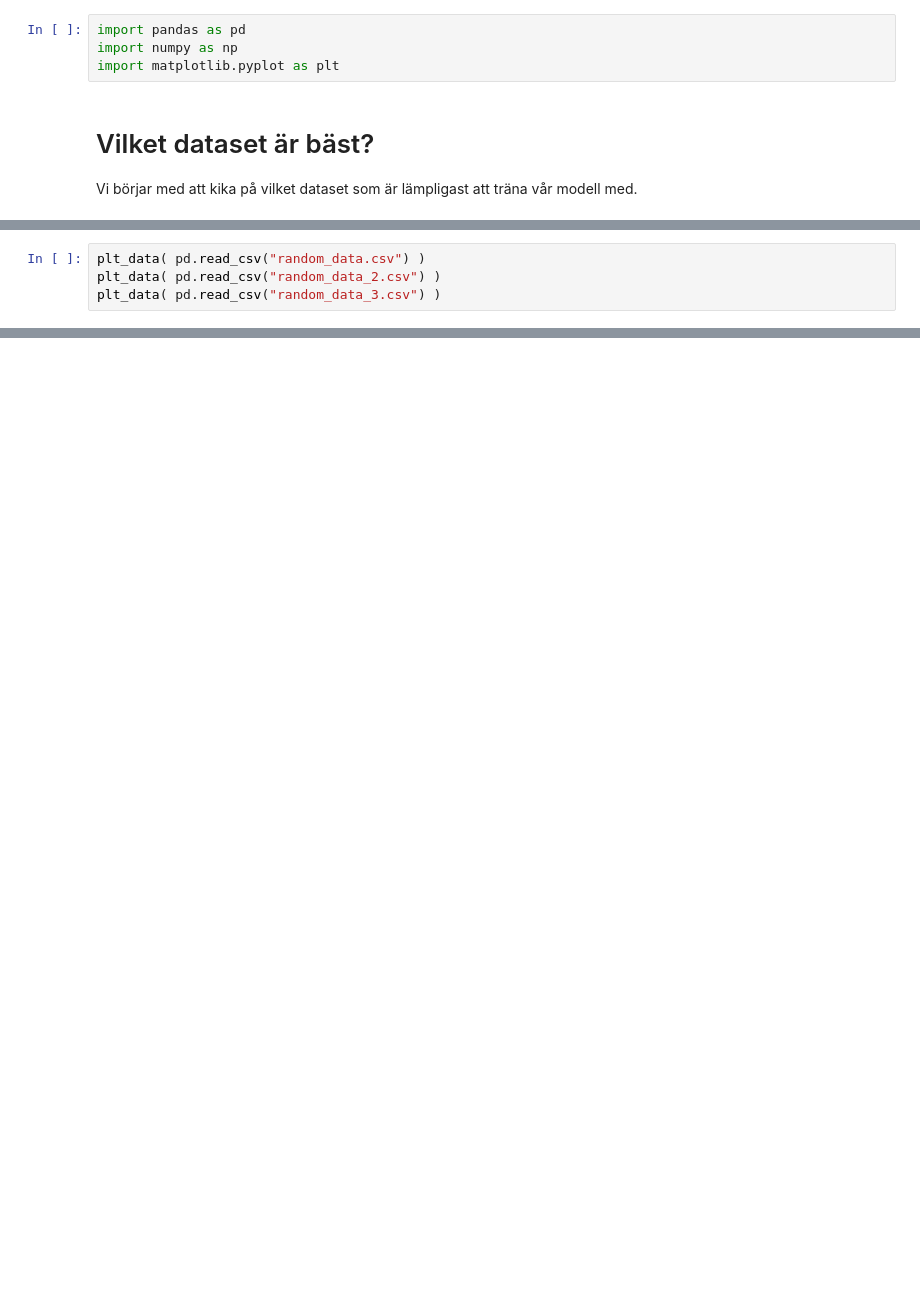
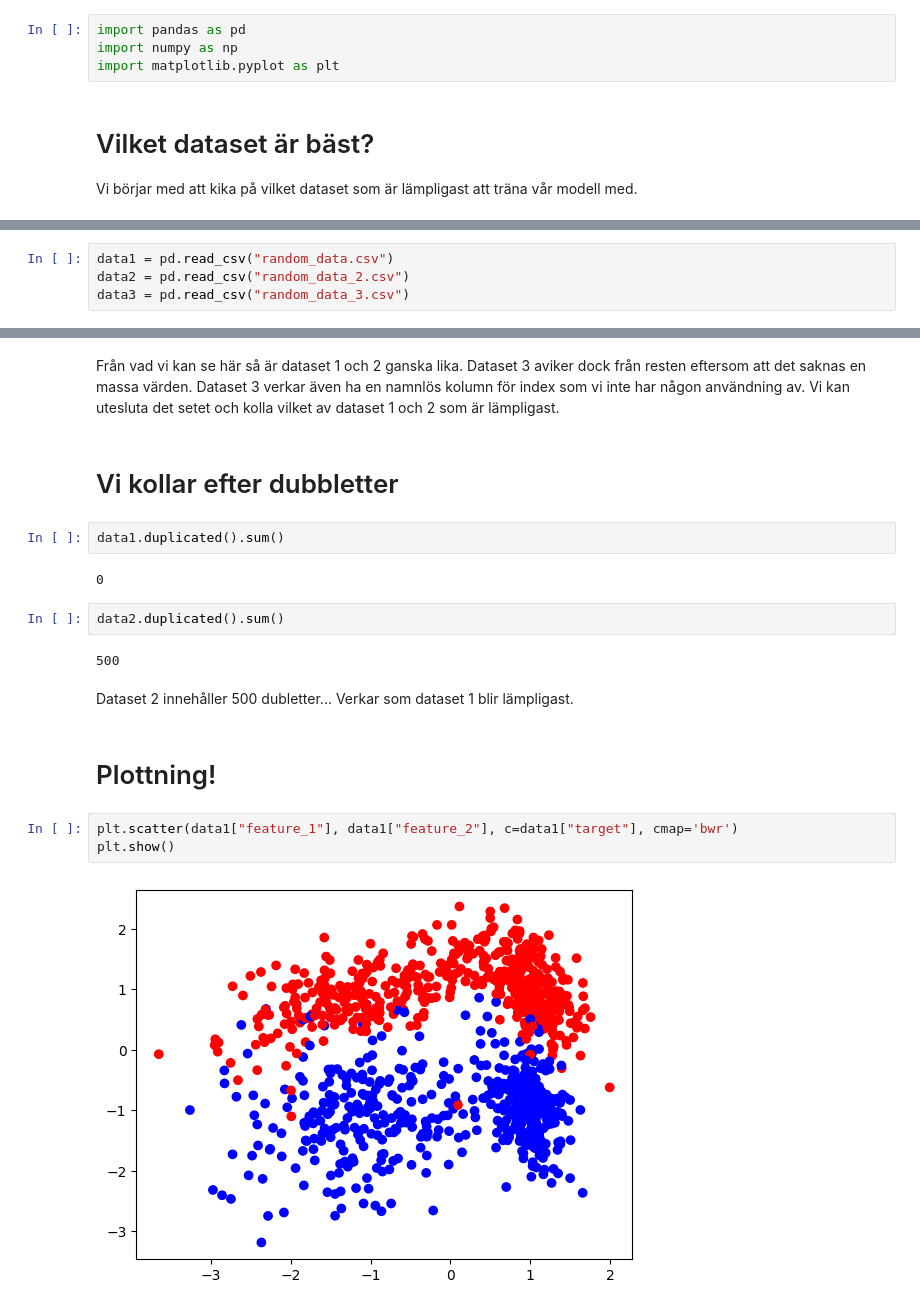
Before and after one commit to Zippy6666/SVM-Assignment, a Jupyter notebook: svm.ipynb, the cells around one changed output, grey strips where cells are left out. Drawn from its saved outputs; the diff is of its cells as text; blank space fills up the shorter version.

```diff
--- a/svm.ipynb
+++ b/svm.ipynb
@@ -11,4 +8,4 @@ def plt_data( data ):
 # %%
-plt_data( pd.read_csv("random_data.csv") )
-plt_data( pd.read_csv("random_data_2.csv") )
-plt_data( pd.read_csv("random_data_3.csv") )
+data1 = pd.read_csv("random_data.csv")
+data2 = pd.read_csv("random_data_2.csv")
+data3 = pd.read_csv("random_data_3.csv")
@@ -21,0 +56,21 @@ plt_data( pd.read_csv("random_data_3.csv") )
+# %% [markdown]
+Från vad vi kan se här så är dataset 1 och 2 ganska lika. Dataset 3 aviker dock från resten eftersom att det saknas en massa värden. Dataset 3 verkar även ha en namnlös kolumn för index som vi inte har någon användning av. Vi kan utesluta det setet och kolla vilket av dataset 1 och 2 som är lämpligast.
+# %% [markdown]
+# Vi kollar efter dubbletter
+# %%
+data1.duplicated().sum()
+# %% [output]
+0
+# %%
+data2.duplicated().sum()
+# %% [output]
+500
+# %% [markdown]
+Dataset 2 innehåller 500 dubletter... Verkar som dataset 1 blir lämpligast.
+# %% [markdown]
+# Plottning!
+# %%
+plt.scatter(data1["feature_1"], data1["feature_2"], c=data1["target"], cmap='bwr')
+plt.show()
+# %% [output]
+[figure, added]
```
Also changed, not shown: parts of 9 cells of this notebook, 1 other file.
